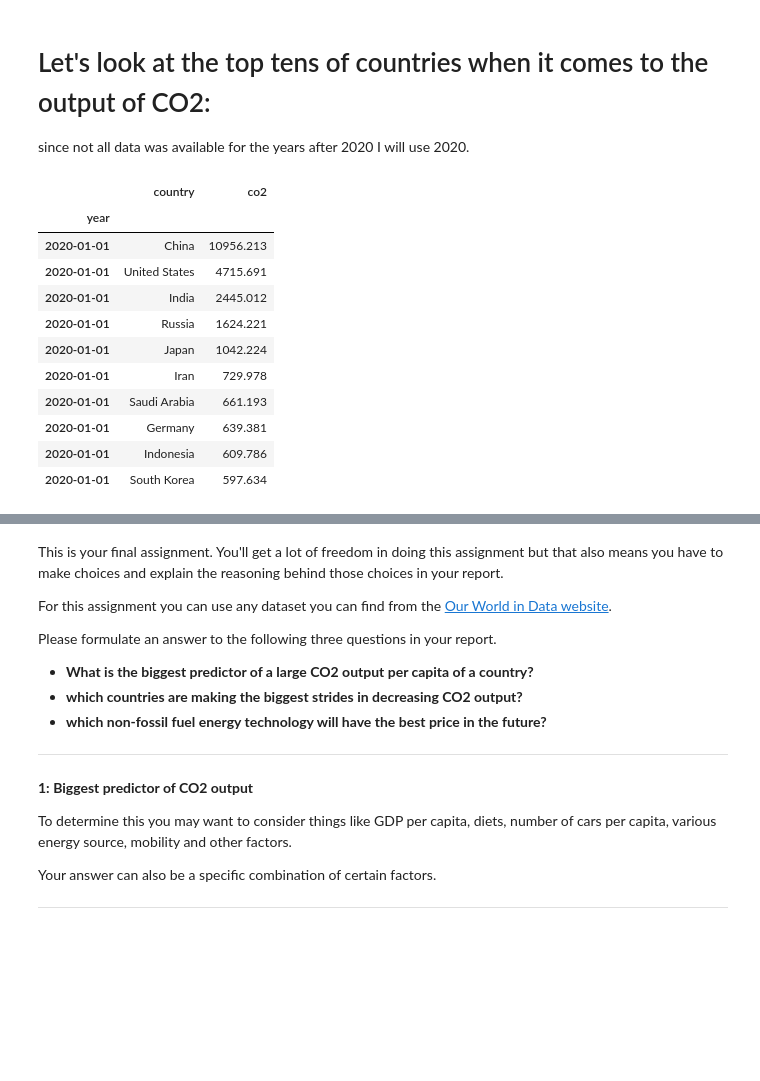
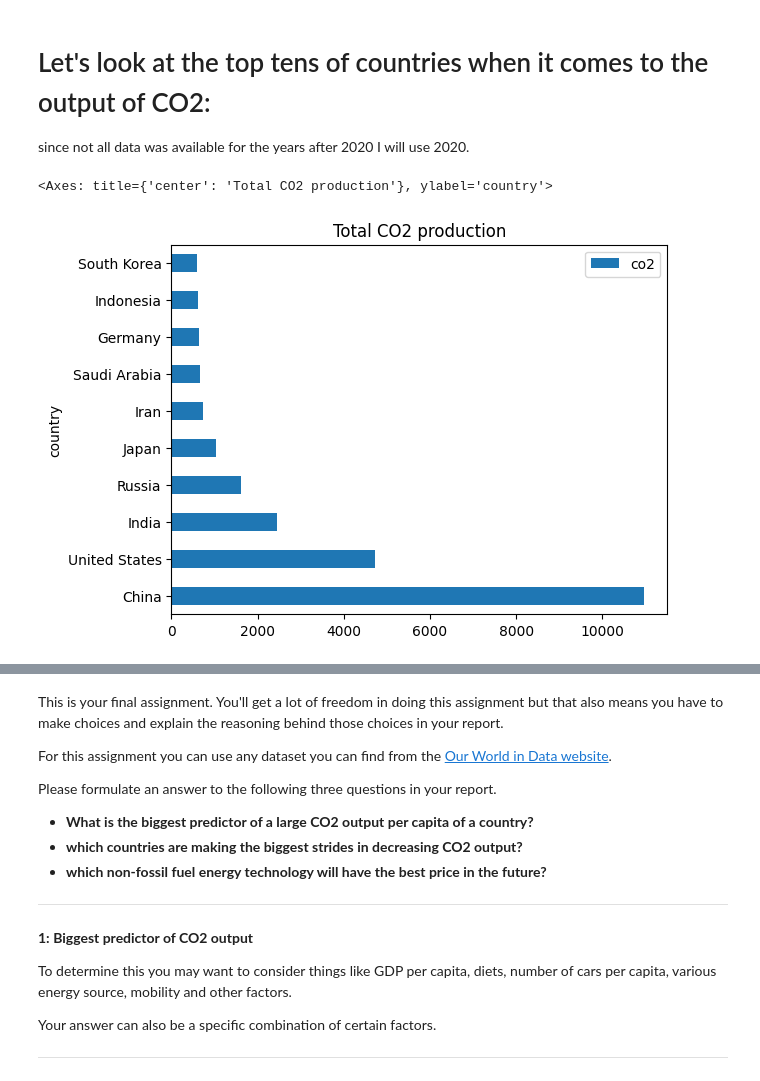
Before and after one commit to MevrouwHelderder/final_assignment, a Jupyter notebook: Final_Assignment_Energy_production_and_consumption.ipynb, the cells around one changed output, grey strips where cells are left out. Cells and saved outputs as stored; diff of their text form; code cells hidden in the pictures; blank space fills up the shorter version.

```diff
--- a/Final_Assignment_Energy_production_and_consumption.ipynb
+++ b/Final_Assignment_Energy_production_and_consumption.ipynb
@@ -170,20 +220,10 @@ net_zero_pledge_df.rename(columns={'Entity': 'country', 'Code': 'iso_code', 'Yea
 since not all data was available for the years after 2020 I will use 2020.
 # %%
 # Total production, not corrected for trade :
-top_co2_2020 = explore_co2.loc["2020-01-01 00:00:00",["country", "co2"]].sort_values(by="co2", ascending = False).head(10)
-top_co2_2020
+top_co2_2020 = explore_co2.loc['2020-01-01 00:00:00',['country', 'co2']].sort_values(by='co2', ascending = False).set_index('country').head(10)
+top_co2_2020.plot.barh(title='Total CO2 production')
 # %% [output]
-|  | country | co2 |
-| year |  |  |
-| 2020-01-01 | China | 10956.213 |
-| 2020-01-01 | United States | 4715.691 |
-| 2020-01-01 | India | 2445.012 |
-| 2020-01-01 | Russia | 1624.221 |
-| 2020-01-01 | Japan | 1042.224 |
-| 2020-01-01 | Iran | 729.978 |
-| 2020-01-01 | Saudi Arabia | 661.193 |
-| 2020-01-01 | Germany | 639.381 |
-| 2020-01-01 | Indonesia | 609.786 |
-| 2020-01-01 | South Korea | 597.634 |
+<Axes: title={'center': 'Total CO2 production'}, ylabel='country'>
+[figure, added]
 # %%
 # Total production per capita, not corrected for trade :
```
Also changed, not shown: parts of 21 cells of this notebook.
